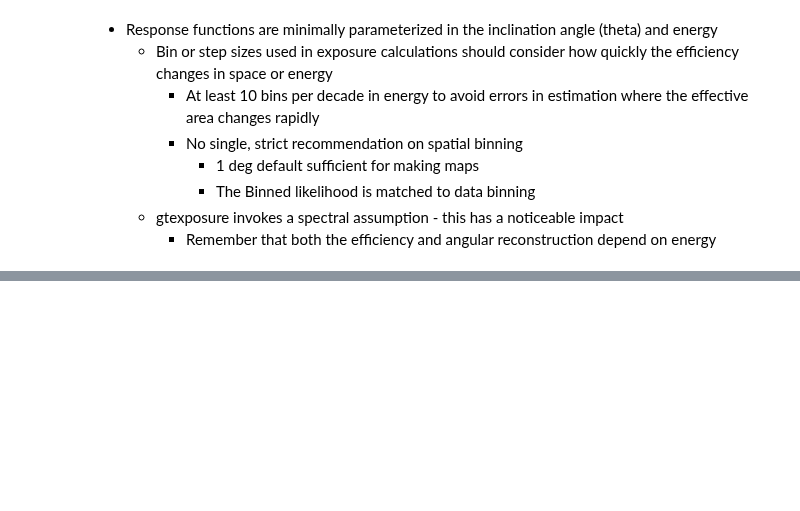
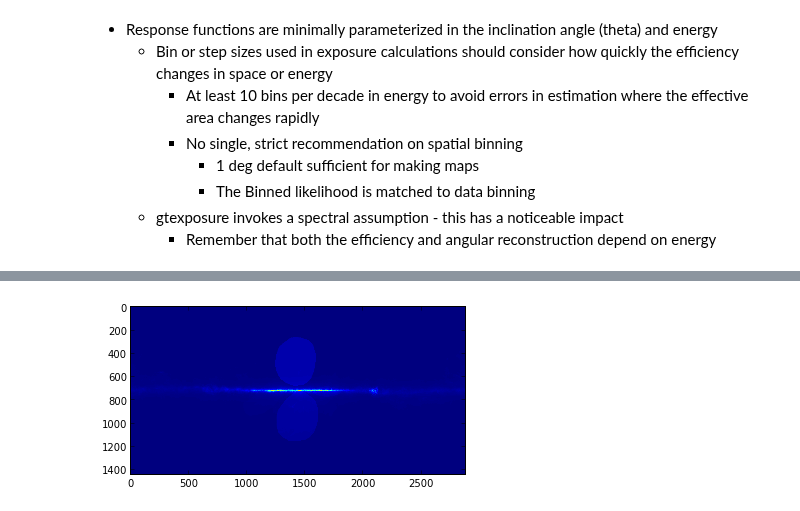
Before and after one commit to FermiSummerSchool/fermi-summer-school, a Jupyter notebook: Likelihood_Analysis.ipynb, the cells around one changed output, grey strips where cells are left out. Cells and saved outputs as stored; diff of their text form; code cells hidden in the pictures; blank space fills up the shorter version.

```diff
--- a/Likelihood_Analysis.ipynb
+++ b/Likelihood_Analysis.ipynb
@@ -219,0 +318,2 @@ close()
+# %%
+gal_diff = pyfits.open("gal_2yearp7v6_v0.fits")
@@ -219,0 +327,11 @@ close()
+# %%
+f, ax = subplots()
+for energy_plane in gal_diff[0].data:
+    clear_output()
+    imshow(energy_plane)
+    time.sleep(0.2)
+    display(f)
+    ax.cla()
+close()
+# %% [output]
+[figure, added]
```
Also changed, not shown: parts of 45 cells of this notebook, 2 other files.
